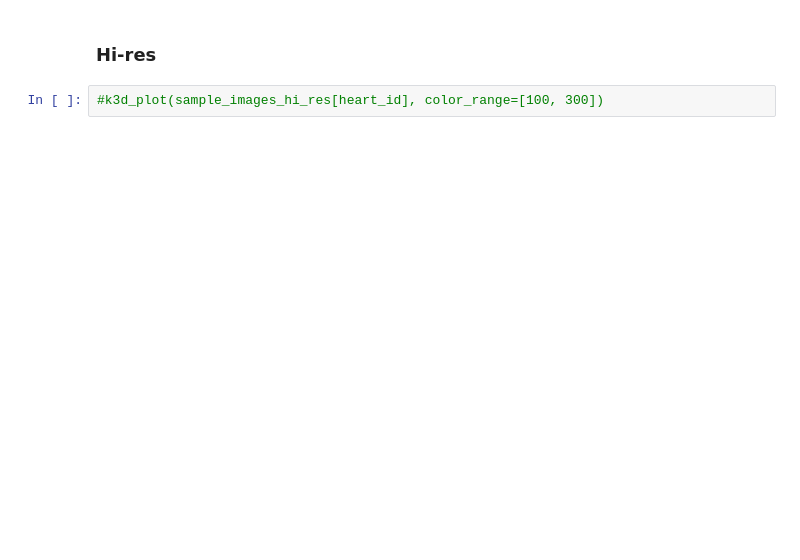
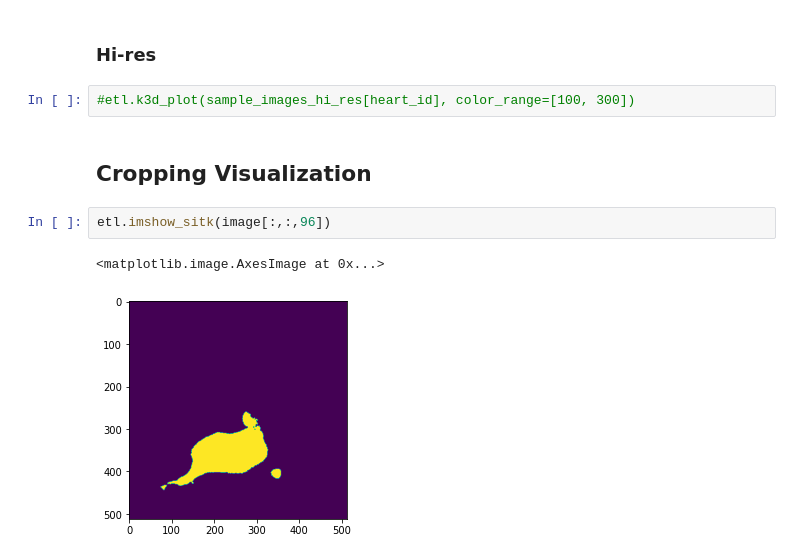
Before and after one commit to sbetko/laseg, a Jupyter notebook: etl.ipynb, the cells around one changed output. Cells and saved outputs as stored; diff of their text form; blank space fills up the shorter version.

```diff
--- a/etl.ipynb
+++ b/etl.ipynb
@@ -442,4 +206,11 @@ heart_id = 1
 # %% [markdown]
 ### Hi-res
 # %%
-#k3d_plot(sample_images_hi_res[heart_id], color_range=[100, 300])
+#etl.k3d_plot(sample_images_hi_res[heart_id], color_range=[100, 300])
+# %% [markdown]
+## Cropping Visualization
+# %%
+etl.imshow_sitk(image[:,:,96])
+# %% [output]
+<matplotlib.image.AxesImage at 0x...>
+[figure, added]
```
Also changed, not shown: parts of 32 cells of this notebook, 3 other files.
